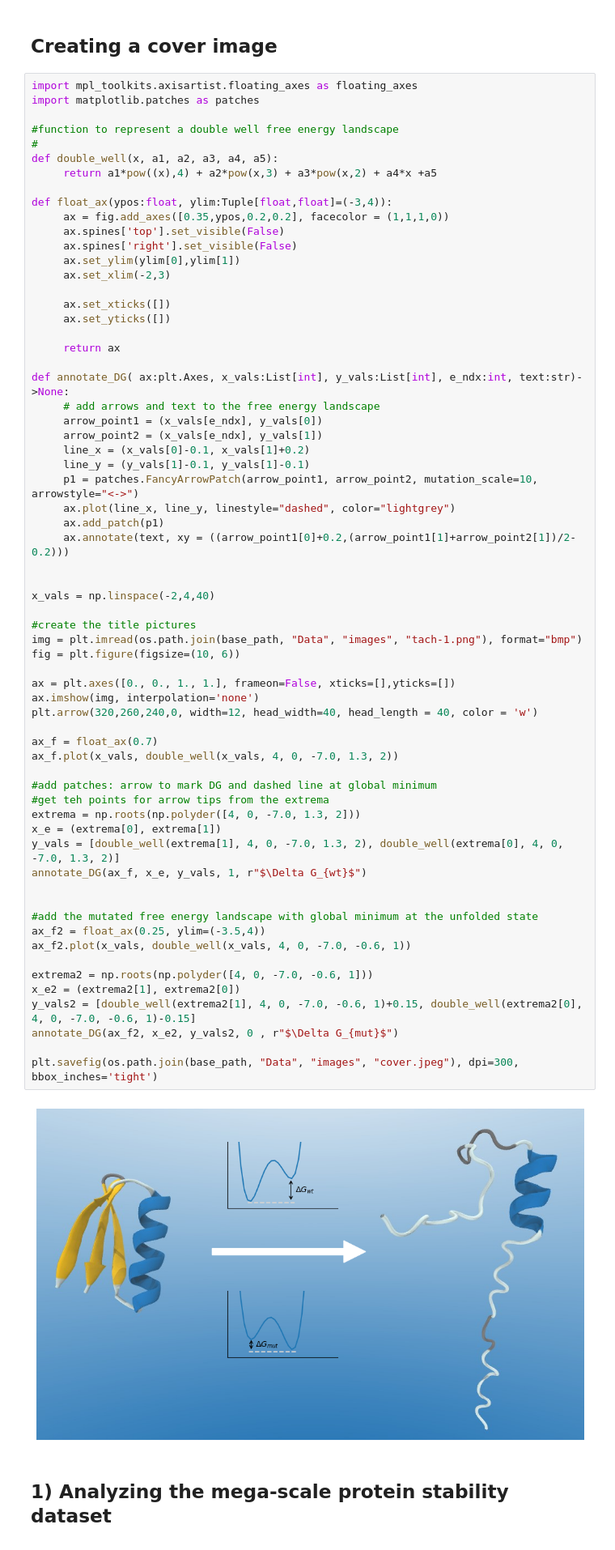
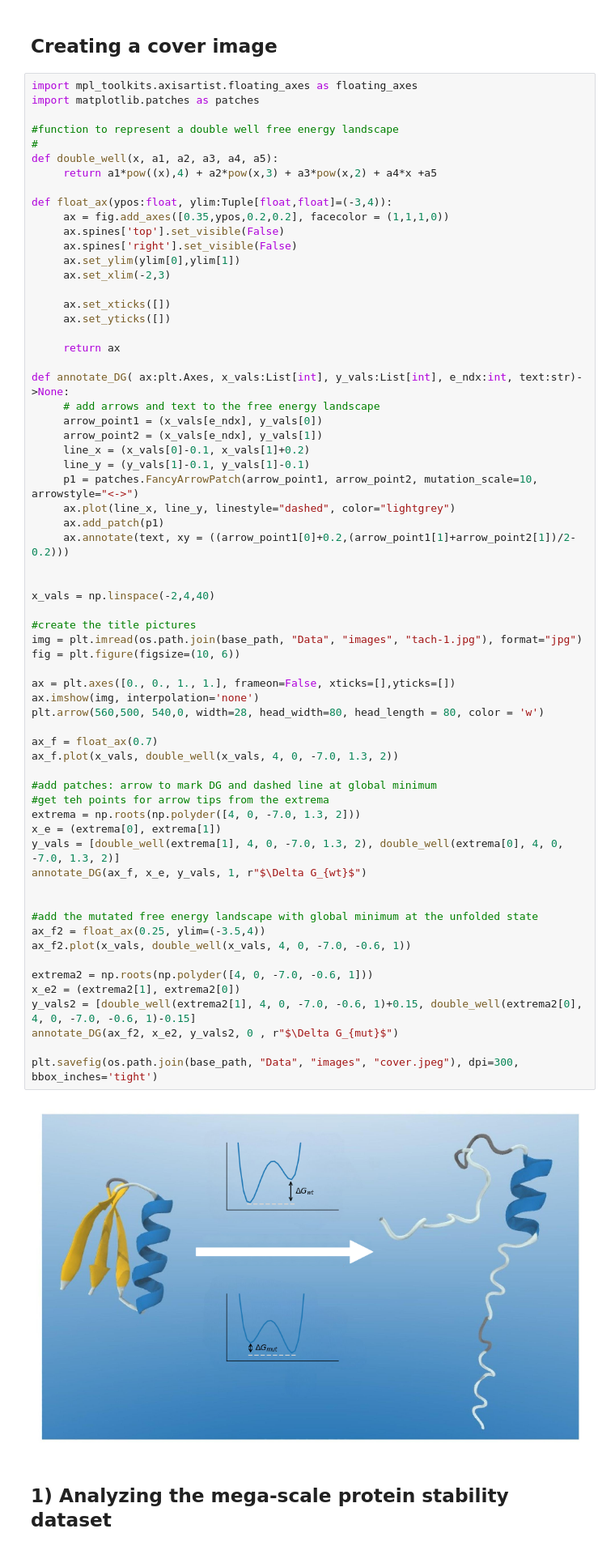
Before and after one commit to AndreaGraf/Protein_ML, a Jupyter notebook: 1_ Data_Analysis_and_Methods_overview.ipynb, the cells around one changed output. Shown at 81% size. Cells and saved outputs as stored; diff of their text form.

```diff
--- a/1_ Data_Analysis_and_Methods_overview.ipynb
+++ b/1_ Data_Analysis_and_Methods_overview.ipynb
@@ -77,36 +78,36 @@ def annotate_DG( ax:plt.Axes, x_vals:List[int], y_vals:List[int], e_ndx:int, tex
 x_vals = np.linspace(-2,4,40)
 
 #create the title pictures
-img = plt.imread(os.path.join(base_path, "Data", "images", "tach-1.png"), format="bmp")
+img = plt.imread(os.path.join(base_path, "Data", "images", "tach-1.jpg"), format="jpg")
 fig = plt.figure(figsize=(10, 6))
 
 ax = plt.axes([0., 0., 1., 1.], frameon=False, xticks=[],yticks=[])
 ax.imshow(img, interpolation='none')
-plt.arrow(320,260,240,0, width=12, head_width=40, head_length = 40, color = 'w')
+plt.arrow(560,500, 540,0, width=28, head_width=80, head_length = 80, color = 'w')
 
 ax_f = float_ax(0.7)
 ax_f.plot(x_vals, double_well(x_vals, 4, 0, -7.0, 1.3, 2))
 
 #add patches: arrow to mark DG and dashed line at global minimum
 #get teh points for arrow tips from the extrema
 extrema = np.roots(np.polyder([4, 0, -7.0, 1.3, 2]))
 x_e = (extrema[0], extrema[1])
 y_vals = [double_well(extrema[1], 4, 0, -7.0, 1.3, 2), double_well(extrema[0], 4, 0, -7.0, 1.3, 2)]
 annotate_DG(ax_f, x_e, y_vals, 1, r"$\Delta G_{wt}$")
 
 
 #add the mutated free energy landscape with global minimum at the unfolded state
 ax_f2 = float_ax(0.25, ylim=(-3.5,4))
 ax_f2.plot(x_vals, double_well(x_vals, 4, 0, -7.0, -0.6, 1))
 
 extrema2 = np.roots(np.polyder([4, 0, -7.0, -0.6, 1]))
 x_e2 = (extrema2[1], extrema2[0])
 y_vals2 = [double_well(extrema2[1], 4, 0, -7.0, -0.6, 1)+0.15, double_well(extrema2[0], 4, 0, -7.0, -0.6, 1)-0.15]
 annotate_DG(ax_f2, x_e2, y_vals2, 0 , r"$\Delta G_{mut}$")
 
 plt.savefig(os.path.join(base_path, "Data", "images", "cover.jpeg"), dpi=300, bbox_inches='tight')
 # %% [output]
-[figure, old version]
+[figure, new version]
 # %% [markdown]
 ## 1) Analyzing the mega-scale protein stability dataset
 # %%
```
Also changed, not shown: parts of 11 cells of this notebook.
